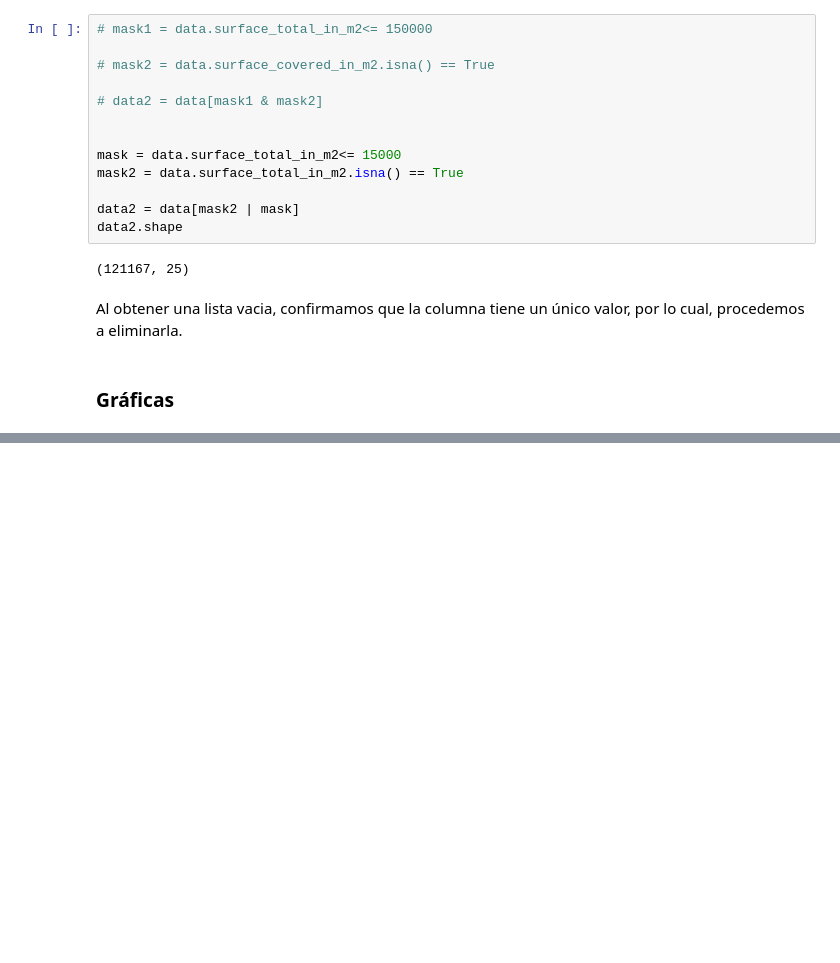
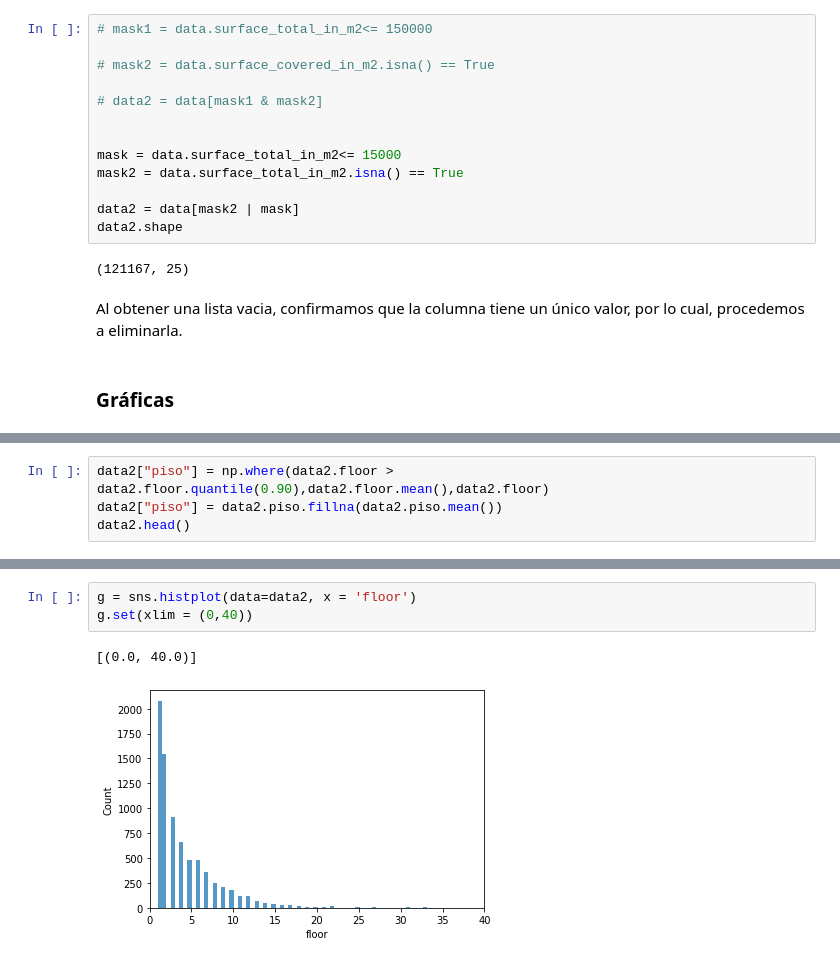
Before and after one commit to refo44/dhds_tp1_grupo6, a Jupyter notebook: Grupo6.ipynb, the cells around one changed output, grey strips where cells are left out. Cells and saved outputs as stored; diff of their text form; blank space fills up the shorter version.

```diff
--- a/Grupo6.ipynb
+++ b/Grupo6.ipynb
@@ -191,0 +248,4 @@ g.set(xlim = (0, 1000))
+# %%
+data2["piso"] = np.where(data2.floor > data2.floor.quantile(0.90),data2.floor.mean(),data2.floor)
+data2["piso"] = data2.piso.fillna(data2.piso.mean())
+data2.head()
@@ -191,0 +285,6 @@ g.set(xlim = (0, 1000))
+# %%
+g = sns.histplot(data=data2, x = 'floor')
+g.set(xlim = (0,40))
+# %% [output]
+[(0.0, 40.0)]
+[figure, added]
```
Also changed, not shown: parts of 22 cells of this notebook, 2 other files.
